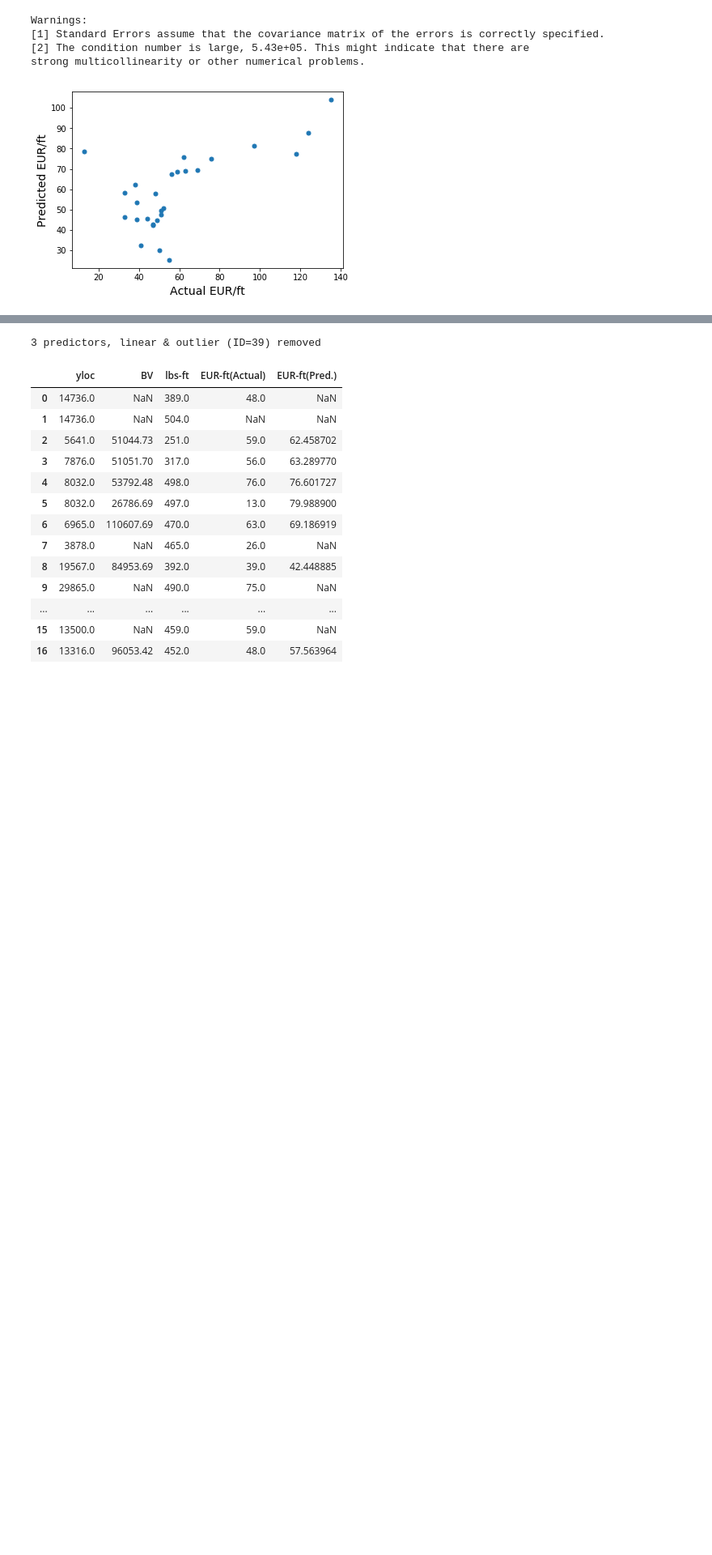
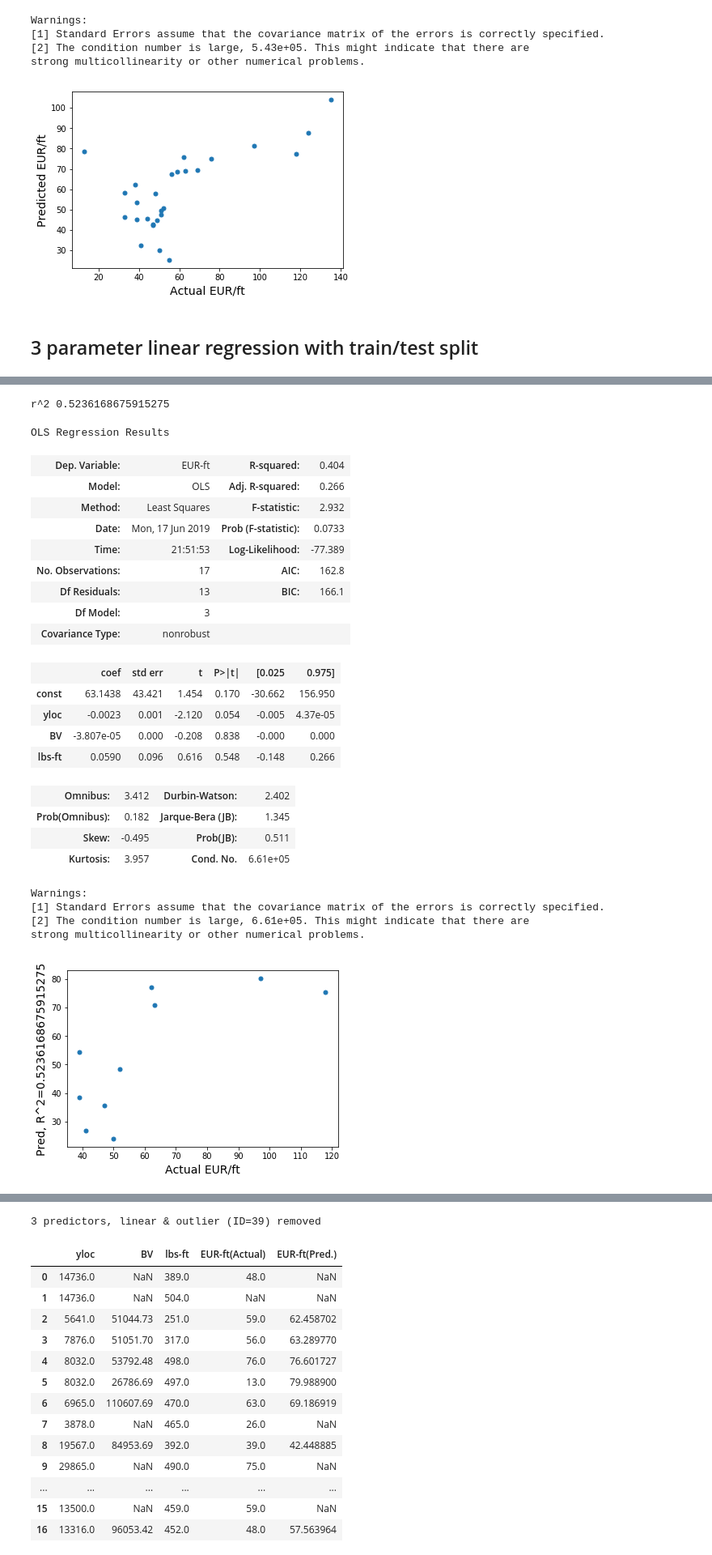
Before and after one commit to Md557/py-datasci, a Jupyter notebook: petroleum well analysis example/Completions-EUR classification.ipynb, the cells around one changed output, grey strips where cells are left out. Shown at 81% size. Saved outputs shown, nothing was run; the diff lists cells and outputs as text; code cells hidden in the pictures; blank space fills up the shorter version.

```diff
--- a/petroleum well analysis example/Completions-EUR classification.ipynb
+++ b/petroleum well analysis example/Completions-EUR classification.ipynb
@@ -387,3 +391,34 @@ Warnings:
 [2] The condition number is large, 5.43e+05. This might indicate that there are
 strong multicollinearity or other numerical problems.
 [figure]
+# %% [markdown]
+
+## 3 parameter linear regression with train/test split
+# %%
+X_train2, X_test2, Y_train2, Y_test2 = train_test_split(X2, y, test_size=0.3)
+#display(X_train2)
+#X2 will be a new pandas dataframe (not a reference)
+model2_train = sm.OLS(Y_train2, X_train2,missing='drop').fit()
+
+predictions2_test = model2_train.predict(X_test2) # make the predictions by the model
+plt.plot(Y_test2,predictions2_test, linestyle='None',marker='.',markersize=10)
+#import scipy.stats.linregress
+#slope, intercept, r_value, p_value, std_err = scipy.stats.linregress(Y_test2,predictions2_test)
+
+d = {'Y1': Y_test2, 'Y2': predictions2_test}
+df = pd.DataFrame(data=d)
+
+df=df.dropna(how='any',axis=0)
+display(df)
+
+co  = np.corrcoef(df['Y1'],df['Y2'])[0,1]
+co=np.power(co,2)
+print("r^2",co)
+plt.xlabel("Actual EUR/ft",fontsize=14)
+plt.ylabel("Pred, R^2="+str(co),fontsize=14)
+
+#print("Actual, predictions")
+#print(np.c_[y,predictions2])
+# Print out the statistics
+model2_train.summary()
+# %% [output]
@@ -389,0 +436,25 @@ strong multicollinearity or other numerical problems.
+r^2 0.5236168675915275
+OLS Regression Results
+| Dep. Variable: | EUR-ft | R-squared: | 0.404 |
+| Model: | OLS | Adj. R-squared: | 0.266 |
+| Method: | Least Squares | F-statistic: | 2.932 |
+| Date: | Mon, 17 Jun 2019 | Prob (F-statistic): | 0.0733 |
+| Time: | 21:51:53 | Log-Likelihood: | -77.389 |
+| No. Observations: | 17 | AIC: | 162.8 |
+| Df Residuals: | 13 | BIC: | 166.1 |
+| Df Model: | 3 |  |  |
+| Covariance Type: | nonrobust |  |  |
+|  | coef | std err | t | P>|t| | [0.025 | 0.975] |
+| const | 63.1438 | 43.421 | 1.454 | 0.170 | -30.662 | 156.950 |
+| yloc | -0.0023 | 0.001 | -2.120 | 0.054 | -0.005 | 4.37e-05 |
+| BV | -3.807e-05 | 0.000 | -0.208 | 0.838 | -0.000 | 0.000 |
+| lbs-ft | 0.0590 | 0.096 | 0.616 | 0.548 | -0.148 | 0.266 |
+| Omnibus: | 3.412 | Durbin-Watson: | 2.402 |
+| Prob(Omnibus): | 0.182 | Jarque-Bera (JB): | 1.345 |
+| Skew: | -0.495 | Prob(JB): | 0.511 |
+| Kurtosis: | 3.957 | Cond. No. | 6.61e+05 |
+Warnings:
+[1] Standard Errors assume that the covariance matrix of the errors is correctly specified.
+[2] The condition number is large, 6.61e+05. This might indicate that there are
+strong multicollinearity or other numerical problems.
+[figure, added]
```
Also changed, not shown: parts of 10 cells of this notebook.
